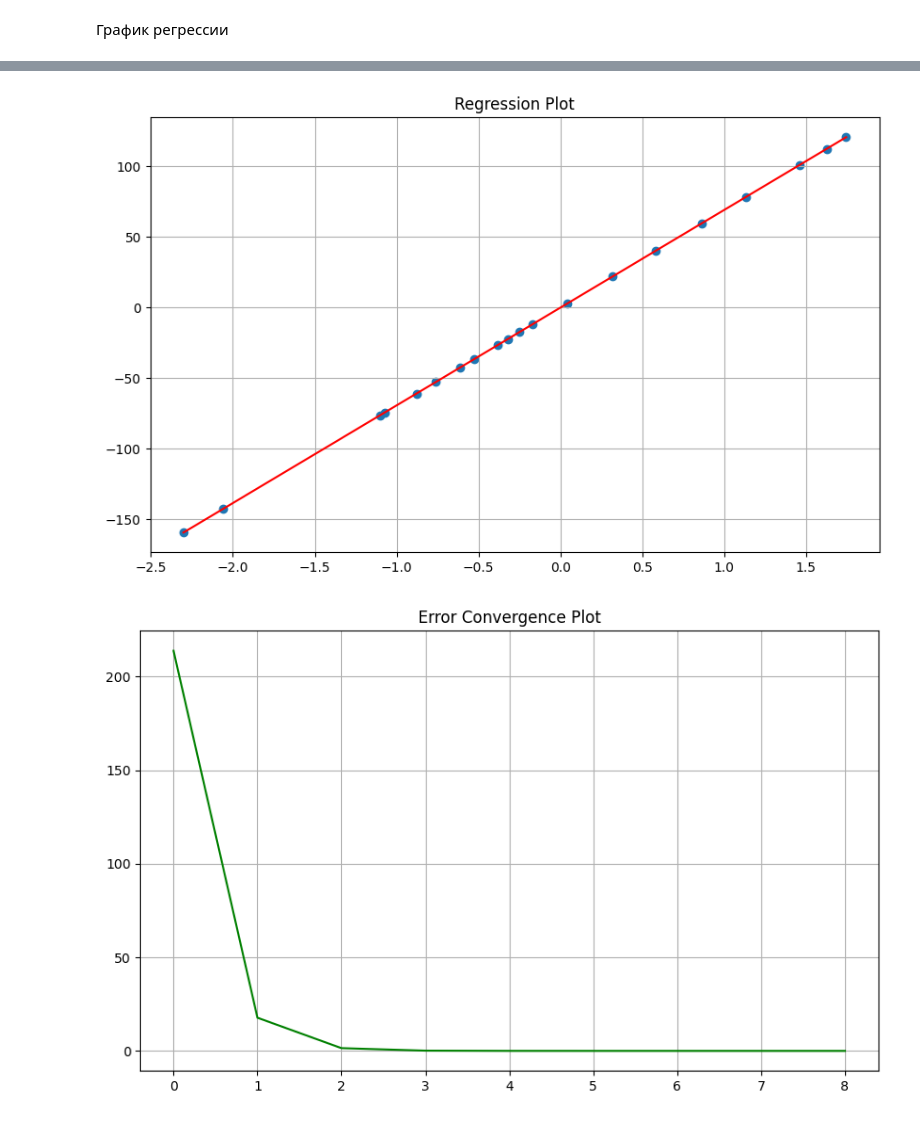
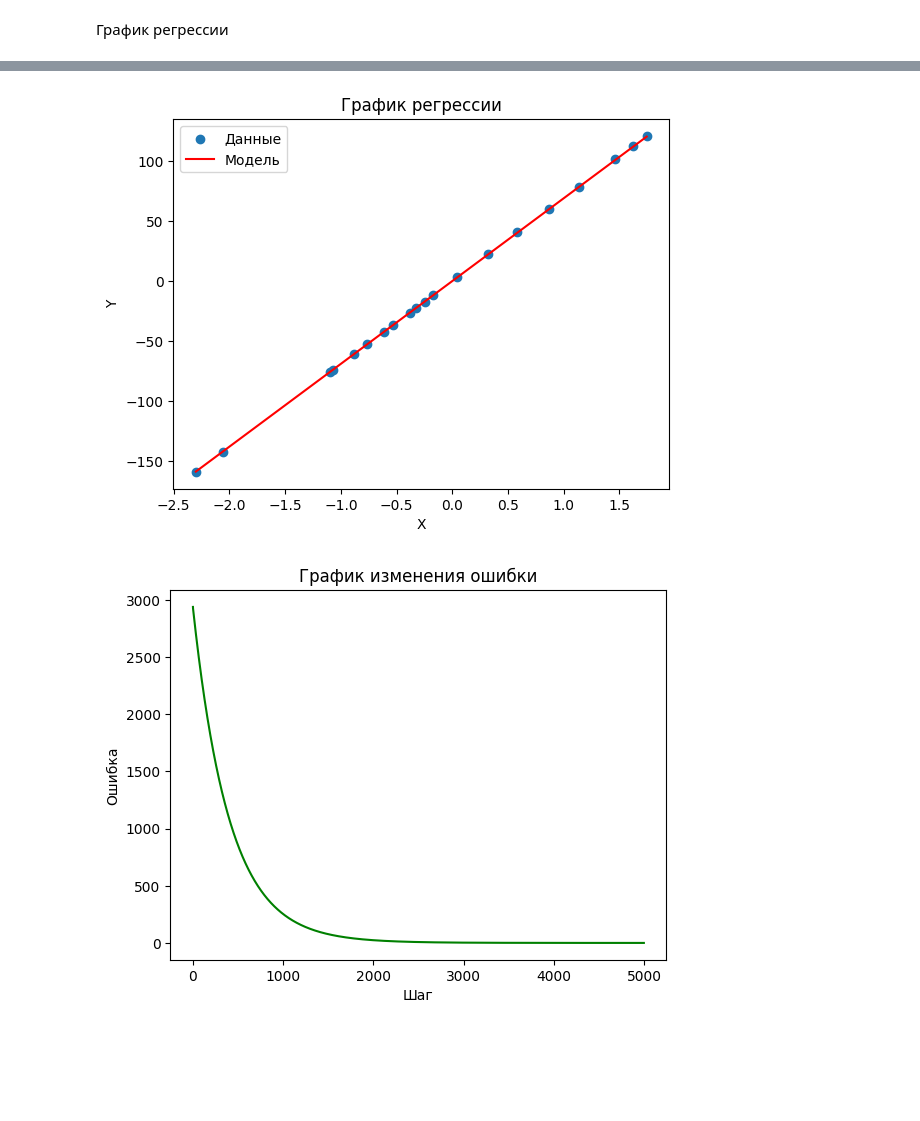
Before and after one commit to woodwyyn/ML, a Jupyter notebook: ML1_1.ipynb, the cells around one changed output, grey strips where cells are left out. Cells and saved outputs as stored; diff of their text form; code cells hidden in the pictures; blank space fills up the shorter version.

```diff
--- a/ML1_1.ipynb
+++ b/ML1_1.ipynb
@@ -156,0 +161,12 @@ error after gradient descent: 0.03937321303112907
+# %%
+hyp = Model(max_iter=5000)
+
+J_0 = hyp.error(x, y)
+print("error after gradient descent:", J_0)
+
+steps, errors = hyp.fit(x, y)
+
+J_1 = hyp.error(x, y)
+print("error after gradient descent:", J_1)
+
+r2_custom = hyp.score(x, y)
@@ -252,6 +178,0 @@ class Model(object):
-# %%
-model = Model()
-
-steps, errors = model.fit(x, y)
-J = model.error(x, y)
-print("error after gradient descent:", J)
@@ -275,6 +179,5 @@ error after gradient descent: 5.004251093279588e-07
 # %%
-model.plot_regression(x, y)
-model.plot_errors(steps, errors)
+hyp.plot_results(x, y, steps, errors)
 # %% [output]
-[figure, old version]
+[figure, new version]
-[figure, old version]
+[figure, new version]
```
Also changed, not shown: parts of 26 cells of this notebook.
